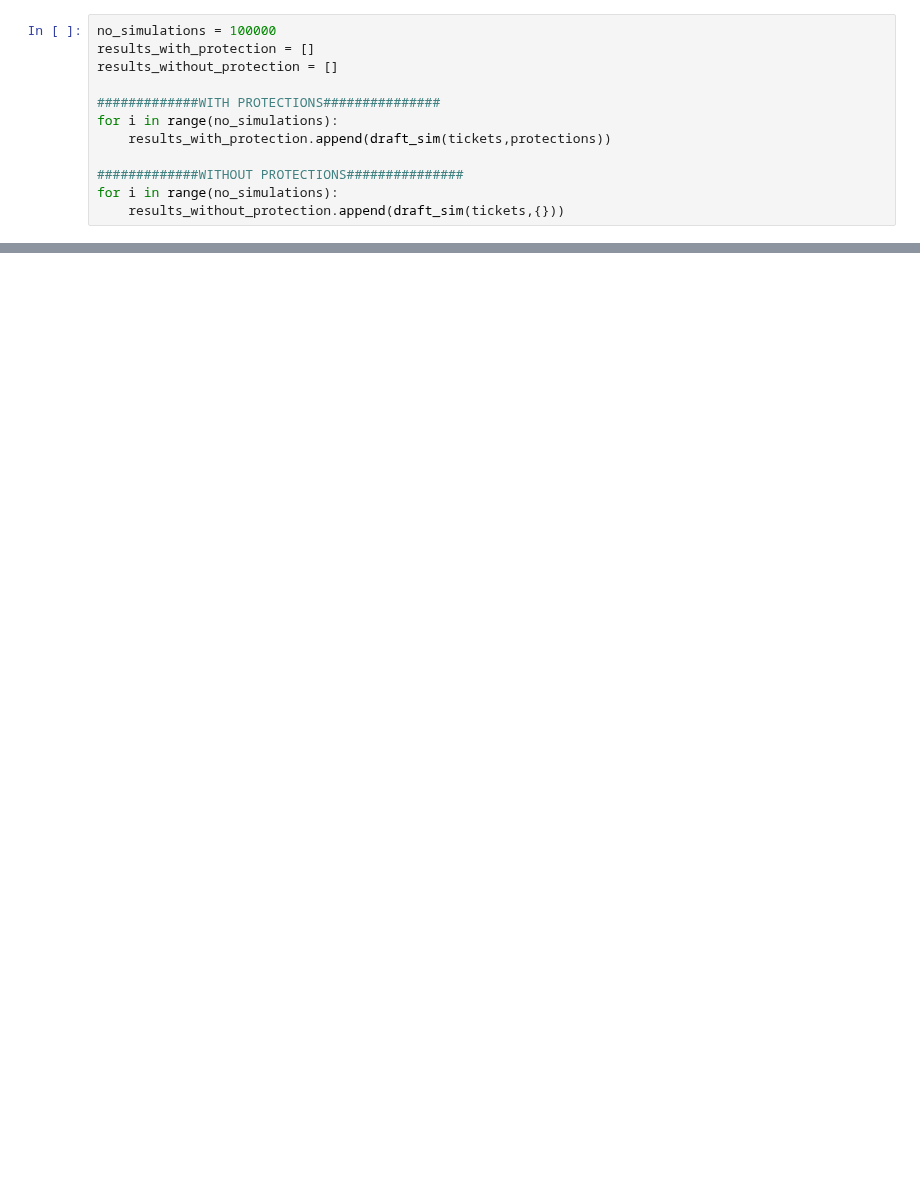
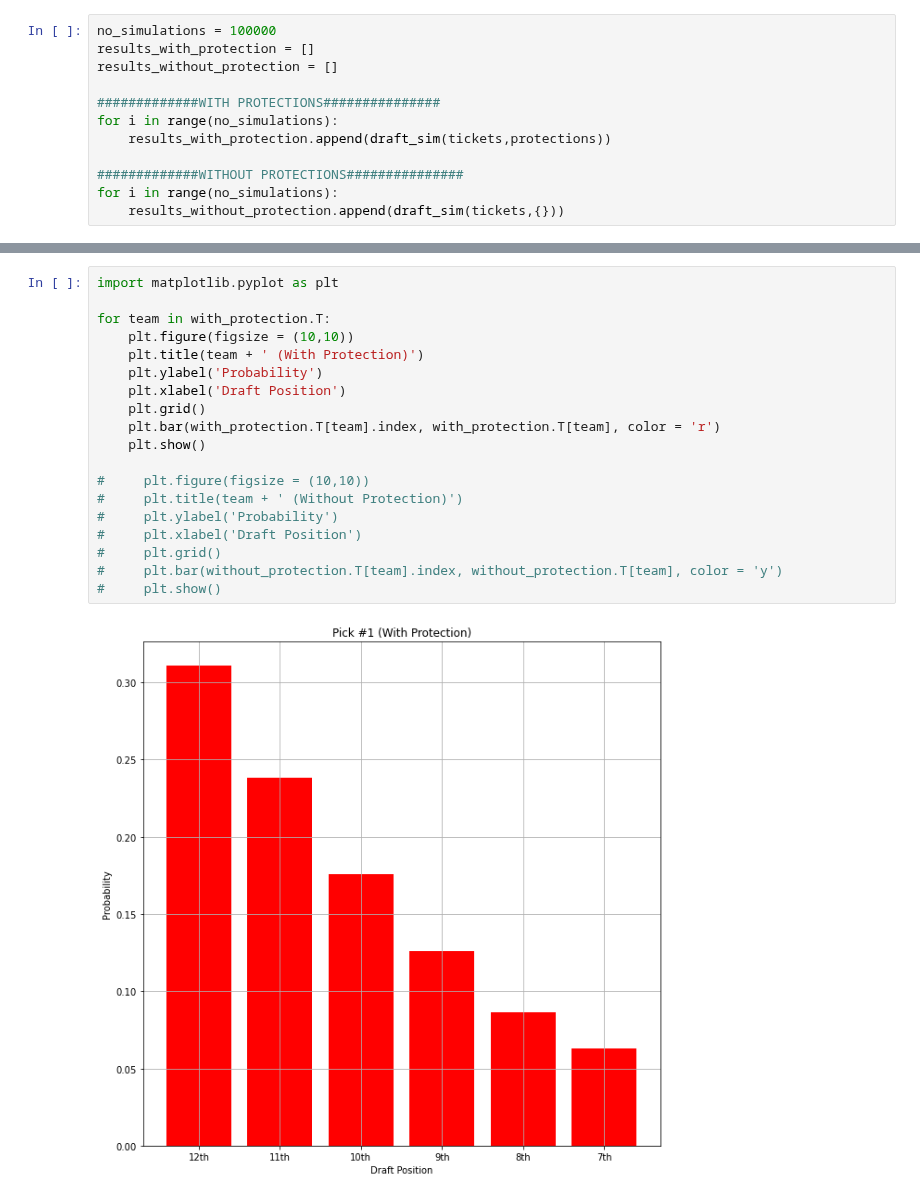
Before and after one commit to mkralis123/FantasyResearch, a Jupyter notebook: LotterySimulator.ipynb, the cells around one changed output, grey strips where cells are left out. Drawn from its saved outputs; the diff is of its cells as text; blank space fills up the shorter version.

```diff
--- a/LotterySimulator.ipynb
+++ b/LotterySimulator.ipynb
@@ -98,0 +120,21 @@ for team in with_protection:
+# %%
+import matplotlib.pyplot as plt
+
+for team in with_protection.T:
+    plt.figure(figsize = (10,10))
+    plt.title(team + ' (With Protection)')
+    plt.ylabel('Probability')
+    plt.xlabel('Draft Position')
+    plt.grid()
+    plt.bar(with_protection.T[team].index, with_protection.T[team], color = 'r')
+    plt.show()
+
+#     plt.figure(figsize = (10,10))
+#     plt.title(team + ' (Without Protection)')
+#     plt.ylabel('Probability')
+#     plt.xlabel('Draft Position')
+#     plt.grid()
+#     plt.bar(without_protection.T[team].index, without_protection.T[team], color = 'y')
+#     plt.show()
+# %% [output]
+[figure, added]
```
Also changed, not shown: parts of 5 cells of this notebook.
